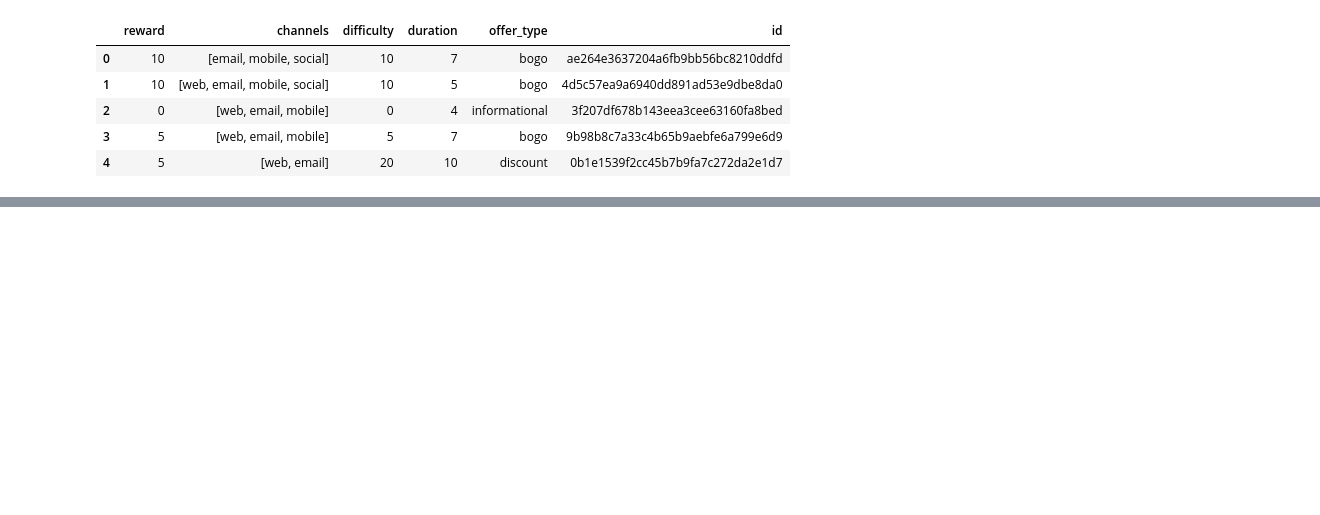
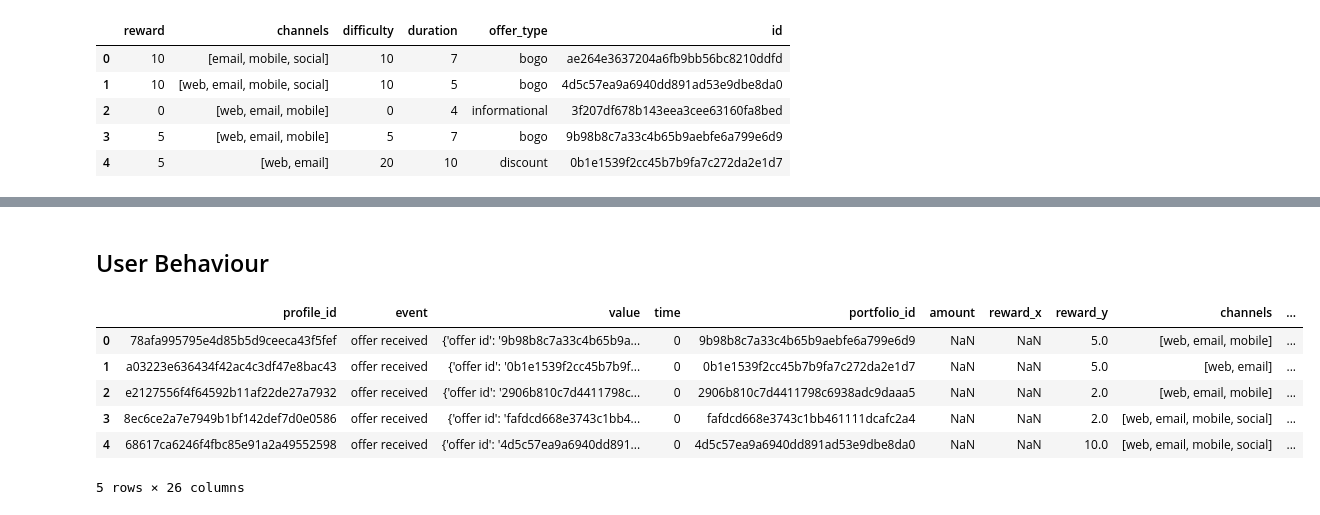
Before and after one commit to seobando/UDACITY_AWSML, a Jupyter notebook: 5 capstone-project/feature_engineering/user_behaviour.ipynb, the cells around one changed output, grey strips where cells are left out. Drawn from its saved outputs; the diff is of its cells as text; code cells hidden in the pictures; blank space fills up the shorter version.

```diff
--- a/5 capstone-project/feature_engineering/user_behaviour.ipynb
+++ b/5 capstone-project/feature_engineering/user_behaviour.ipynb
@@ -66,0 +80,11 @@ portfolio.head()
+# %%
+# First, explode the array column to get one row per channel
+channels_dummies = pd.get_dummies(portfolio['channels'].explode(), prefix='channel')
+
+# Then aggregate back to get one row per original record
+channels_dummies = channels_dummies.groupby(level=0).max()
+
+# Join the dummy columns back to the original dataframe
+portfolio = portfolio.join(channels_dummies)
+
+portfolio.head()
@@ -66,0 +100,3 @@ portfolio.head()
+# %%
+transcript = pd.read_json('../data/transcript.json', orient='records', lines=True)
+transcript.head()
@@ -66,0 +110,17 @@ portfolio.head()
+# %%
+# Replace the current unnesting code with this:
+def extract_value_fields(row):
+    if isinstance(row['value'], dict):
+        return pd.Series({
+            'offer_id': row['value'].get('offer id', None),
+            'amount': row['value'].get('amount', None),
+            'reward': row['value'].get('reward', None)
+        })
+    return pd.Series({'offer_id': None, 'amount': None, 'reward': None})
+
+# Create new columns by applying the function
+value_columns = transcript.apply(extract_value_fields, axis=1)
+transcript = pd.concat([transcript, value_columns], axis=1)
+
+# Display the first few rows of the transformed dataset
+transcript.head()
@@ -66,0 +134,19 @@ portfolio.head()
+# %% [markdown]
+## User Behaviour
+# %%
+
+transcript = transcript.rename(columns={'offer_id': 'portfolio_id','person':'profile_id'})
+profile = profile.rename(columns={'id': 'profile_id'})
+portfolio = portfolio.rename(columns={'id': 'portfolio_id'})
+# %%
+user_behaviour = pd.merge(transcript ,portfolio, on="portfolio_id", how="left")
+user_behaviour = pd.merge(user_behaviour,profile, on="profile_id", how="left")
+user_behaviour.head()
+# %% [output]
+|  | profile_id | event | value | time | portfolio_id | amount | reward_x | reward_y | channels | ... |
+| 0 | 78afa995795e4d85b5d9ceeca43f5fef | offer received | {'offer id': '9b98b8c7a33c4b65b9a... | 0 | 9b98b8c7a33c4b65b9aebfe6a799e6d9 | NaN | NaN | 5.0 | [web, email, mobile] | ... |
+| 1 | a03223e636434f42ac4c3df47e8bac43 | offer received | {'offer id': '0b1e1539f2cc45b7b9f... | 0 | 0b1e1539f2cc45b7b9fa7c272da2e1d7 | NaN | NaN | 5.0 | [web, email] | ... |
+| 2 | e2127556f4f64592b11af22de27a7932 | offer received | {'offer id': '2906b810c7d4411798c... | 0 | 2906b810c7d4411798c6938adc9daaa5 | NaN | NaN | 2.0 | [web, email, mobile] | ... |
+| 3 | 8ec6ce2a7e7949b1bf142def7d0e0586 | offer received | {'offer id': 'fafdcd668e3743c1bb4... | 0 | fafdcd668e3743c1bb461111dcafc2a4 | NaN | NaN | 2.0 | [web, email, mobile, social] | ... |
+| 4 | 68617ca6246f4fbc85e91a2a49552598 | offer received | {'offer id': '4d5c57ea9a6940dd891... | 0 | 4d5c57ea9a6940dd891ad53e9dbe8da0 | NaN | NaN | 10.0 | [web, email, mobile, social] | ... |
+5 rows × 26 columns
```
Also changed, not shown: parts of 14 cells of this notebook, 4 other files.
